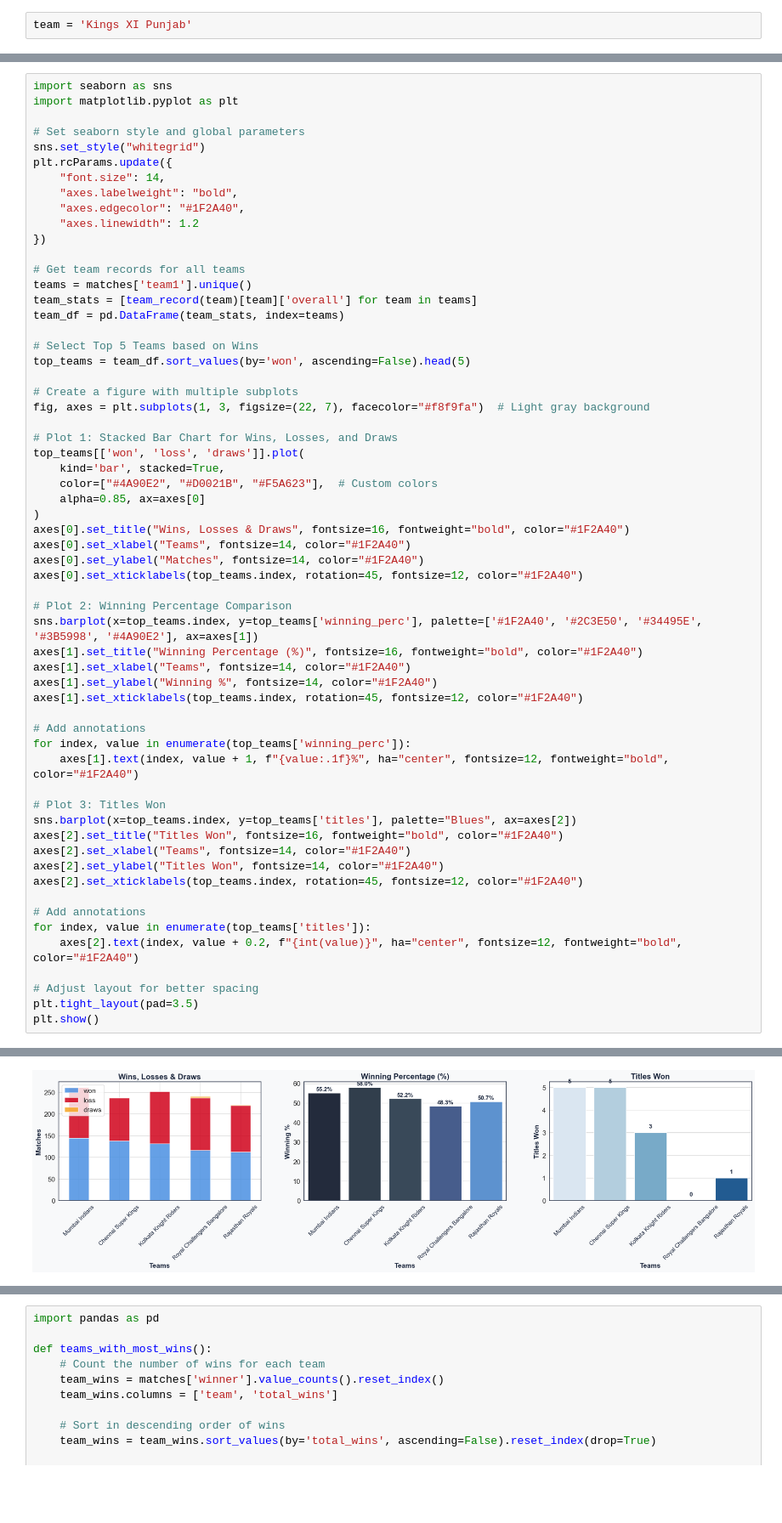
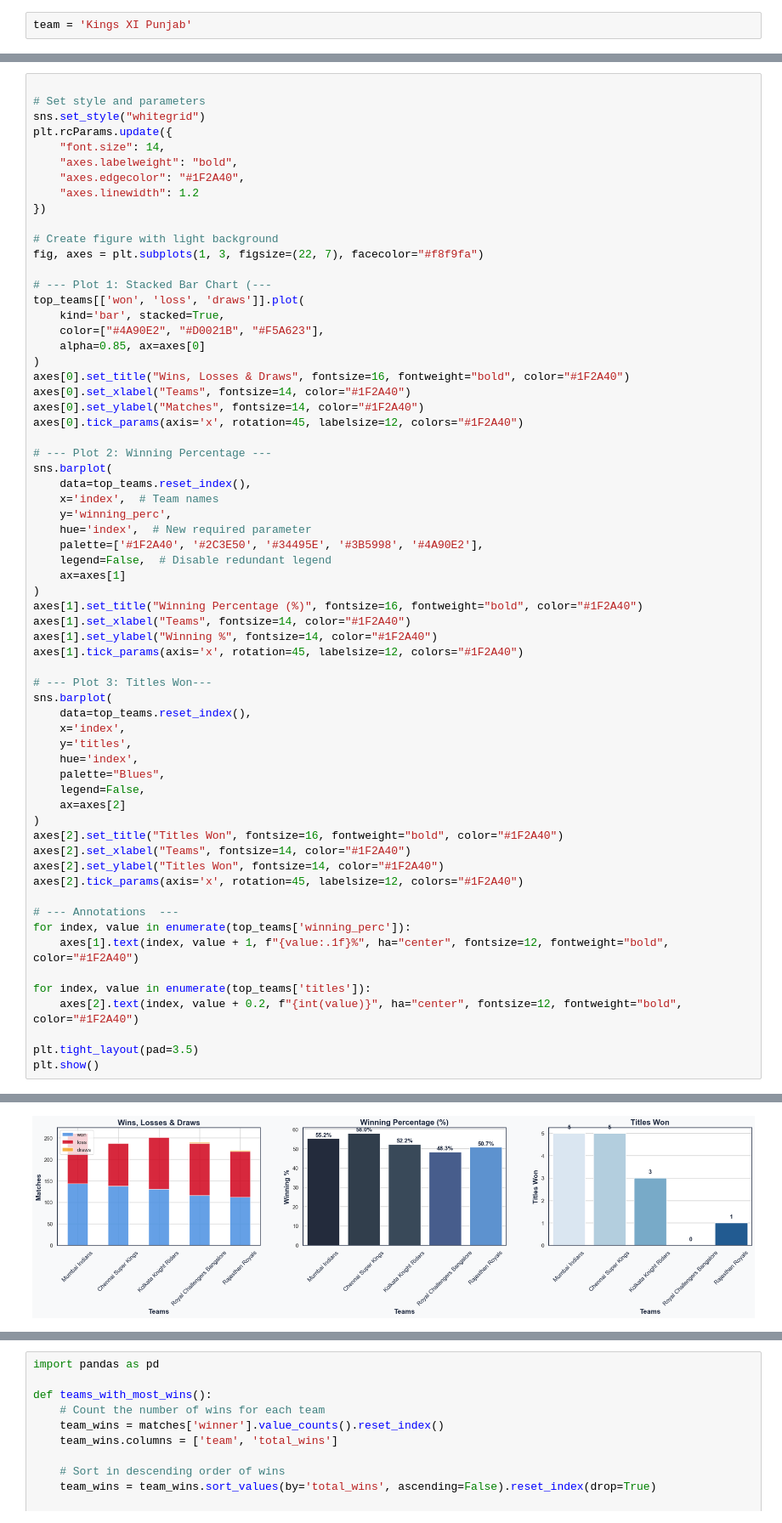
Before and after one commit to Dheer08/Master-s-Python-Assignment, a Jupyter notebook: CA 2/IPL Data Analysis.ipynb, the cells around one changed output, grey strips where cells are left out. Shown: that part at 85% size. Drawn from its saved outputs; the diff is of its cells as text; blank space fills up the shorter version.

```diff
--- a/CA 2/IPL Data Analysis.ipynb
+++ b/CA 2/IPL Data Analysis.ipynb
@@ -374,8 +510,6 @@ team_record('Mumbai Indians')
 # %%
-import seaborn as sns
-import matplotlib.pyplot as plt
 
-# Set seaborn style and global parameters
+# Set style and parameters
 sns.set_style("whitegrid")
 plt.rcParams.update({
     "font.size": 14,
@@ -384,51 +518,57 @@ plt.rcParams.update({
     "axes.linewidth": 1.2
 })
 
-# Get team records for all teams
-teams = matches['team1'].unique()
-team_stats = [team_record(team)[team]['overall'] for team in teams]
-team_df = pd.DataFrame(team_stats, index=teams)
+# Create figure with light background
+fig, axes = plt.subplots(1, 3, figsize=(22, 7), facecolor="#f8f9fa")
 
-# Select Top 5 Teams based on Wins
-top_teams = team_df.sort_values(by='won', ascending=False).head(5)
-
-# Create a figure with multiple subplots
-fig, axes = plt.subplots(1, 3, figsize=(22, 7), facecolor="#f8f9fa")  # Light gray background
-
-# Plot 1: Stacked Bar Chart for Wins, Losses, and Draws
+# --- Plot 1: Stacked Bar Chart (---
 top_teams[['won', 'loss', 'draws']].plot(
     kind='bar', stacked=True,
-    color=["#4A90E2", "#D0021B", "#F5A623"],  # Custom colors
+    color=["#4A90E2", "#D0021B", "#F5A623"],
     alpha=0.85, ax=axes[0]
 )
 axes[0].set_title("Wins, Losses & Draws", fontsize=16, fontweight="bold", color="#1F2A40")
 axes[0].set_xlabel("Teams", fontsize=14, color="#1F2A40")
 axes[0].set_ylabel("Matches", fontsize=14, color="#1F2A40")
-axes[0].set_xticklabels(top_teams.index, rotation=45, fontsize=12, color="#1F2A40")
+axes[0].tick_params(axis='x', rotation=45, labelsize=12, colors="#1F2A40")
 
-# Plot 2: Winning Percentage Comparison
-sns.barplot(x=top_teams.index, y=top_teams['winning_perc'], palette=['#1F2A40', '#2C3E50', '#34495E', '#3B5998', '#4A90E2'], ax=axes[1])
+# --- Plot 2: Winning Percentage ---
+sns.barplot(
+    data=top_teams.reset_index(),
+    x='index',  # Team names
+    y='winning_perc',
+    hue='index',  # New required parameter
+    palette=['#1F2A40', '#2C3E50', '#34495E', '#3B5998', '#4A90E2'],
+    legend=False,  # Disable redundant legend
+    ax=axes[1]
+)
 axes[1].set_title("Winning Percentage (%)", fontsize=16, fontweight="bold", color="#1F2A40")
 axes[1].set_xlabel("Teams", fontsize=14, color="#1F2A40")
 axes[1].set_ylabel("Winning %", fontsize=14, color="#1F2A40")
-axes[1].set_xticklabels(top_teams.index, rotation=45, fontsize=12, color="#1F2A40")
+axes[1].tick_params(axis='x', rotation=45, labelsize=12, colors="#1F2A40")
 
-# Add annotations
+# --- Plot 3: Titles Won---
+sns.barplot(
+    data=top_teams.reset_index(),
+    x='index',
+    y='titles',
+    hue='index',
+    palette="Blues",
+    legend=False,
+    ax=axes[2]
+)
+axes[2].set_title("Titles Won", fontsize=16, fontweight="bold", color="#1F2A40")
+axes[2].set_xlabel("Teams", fontsize=14, color="#1F2A40")
+axes[2].set_ylabel("Titles Won", fontsize=14, color="#1F2A40")
+axes[2].tick_params(axis='x', rotation=45, labelsize=12, colors="#1F2A40")
+
+# --- Annotations  ---
 for index, value in enumerate(top_teams['winning_perc']):
     axes[1].text(index, value + 1, f"{value:.1f}%", ha="center", fontsize=12, fontweight="bold", color="#1F2A40")
 
-# Plot 3: Titles Won
-sns.barplot(x=top_teams.index, y=top_teams['titles'], palette="Blues", ax=axes[2])
-axes[2].set_title("Titles Won", fontsize=16, fontweight="bold", color="#1F2A40")
-axes[2].set_xlabel("Teams", fontsize=14, color="#1F2A40")
-axes[2].set_ylabel("Titles Won", fontsize=14, color="#1F2A40")
-axes[2].set_xticklabels(top_teams.index, rotation=45, fontsize=12, color="#1F2A40")
-
-# Add annotations
 for index, value in enumerate(top_teams['titles']):
     axes[2].text(index, value + 0.2, f"{int(value)}", ha="center", fontsize=12, fontweight="bold", color="#1F2A40")
 
-# Adjust layout for better spacing
 plt.tight_layout(pad=3.5)
 plt.show()
 # %% [output]
@@ -442,3 +575,3 @@ Passing `palette` without assigning `hue` is deprecated and will be removed in v
-[figure, old version]
+[figure, new version]
 # %% [markdown]
 <a id="Title"></a>
```
Also changed, not shown: parts of 82 cells of this notebook, 3 other files.
